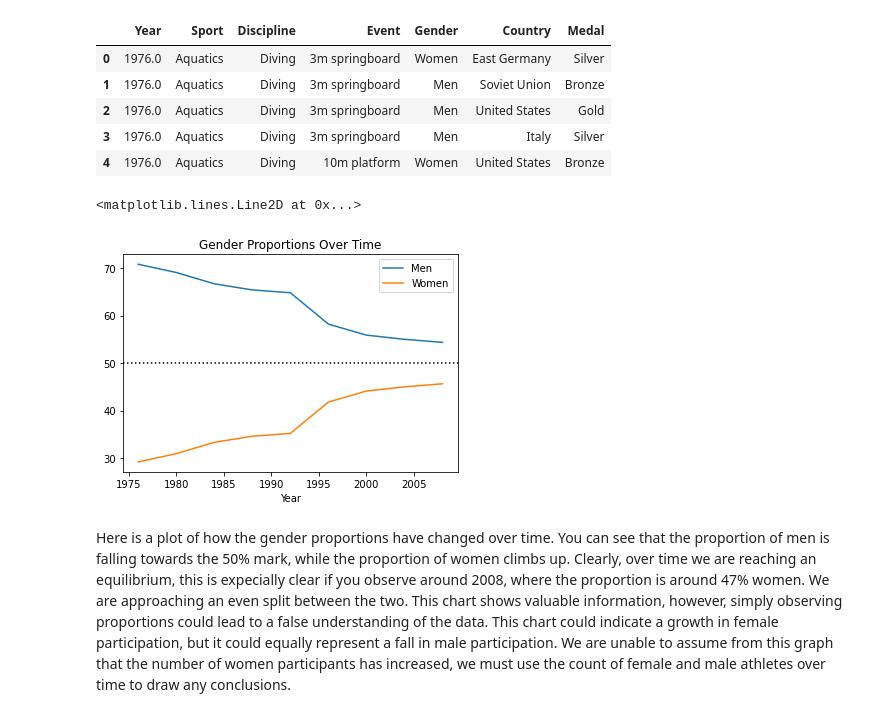
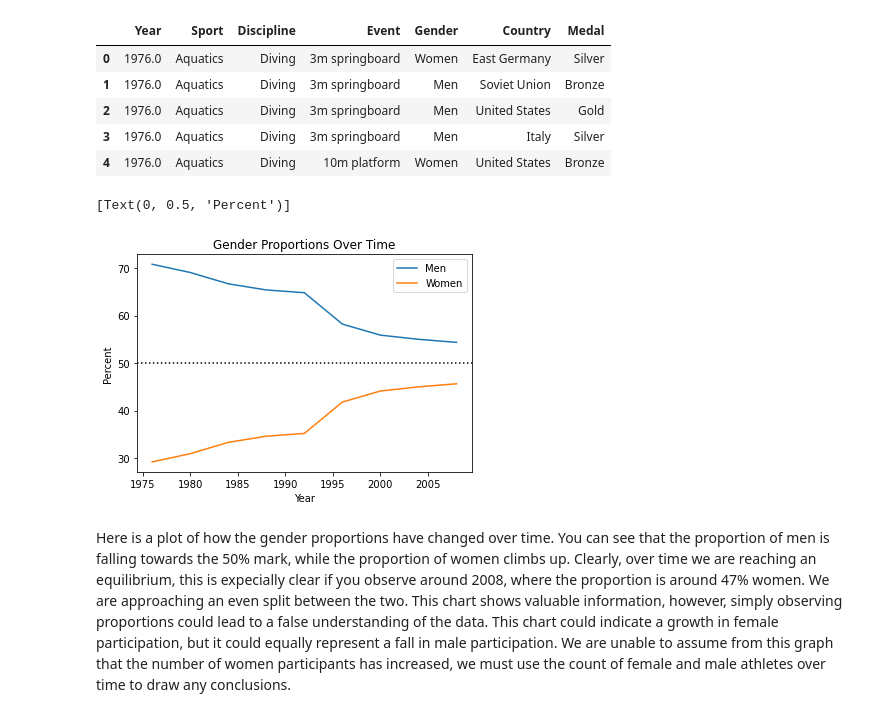
Before and after one commit to data301-2020-winter2/course-project-group_1053, a Jupyter notebook: analysis/Analysis.ipynb, the cells around one changed output. Saved outputs shown, nothing was run; the diff lists cells and outputs as text; code cells hidden in the pictures.

```diff
--- a/analysis/Analysis.ipynb
+++ b/analysis/Analysis.ipynb
@@ -41,12 +41,13 @@ gender_pct = gender_pct.sort_values(by=['Men'], ascending=True)
 # %%
 gender_proportions2 = sns.lineplot(data=pd.crosstab(df['Year'],df['Gender']).apply(lambda x: (x/x.sum())*100, axis=1))
 gender_proportions2.lines[1].set_linestyle("-")
 gender_proportions2.legend().get_lines()[1].set_linestyle("-")
 gender_proportions2.set_title('Gender Proportions Over Time')
 gender_proportions2.axhline(50, ls=':', color='black')
+gender_proportions2.set(ylabel='Percent')
 # %% [output]
-<matplotlib.lines.Line2D at 0x...>
+[Text(0, 0.5, 'Percent')]
-[figure, old version]
+[figure, new version]
 # %% [markdown]
 Here is a plot of how the gender proportions have changed over time. You can see that the proportion of men is falling towards the 50% mark, while the proportion of women climbs up. Clearly, over time we are reaching an equilibrium, this is expecially clear if you observe around 2008, where the proportion is around 47% women. We are approaching an even split between the two. This chart shows valuable information, however, simply observing proportions could lead to a false understanding of the data. This chart could indicate a growth in female participation, but it could equally represent a fall in male participation. We are unable to assume from this graph that the number of women participants has increased, we must use the count of female and male athletes over time to draw any conclusions.
 # %%
```
Also changed, not shown: parts of 6 cells of this notebook, 4 other files.
